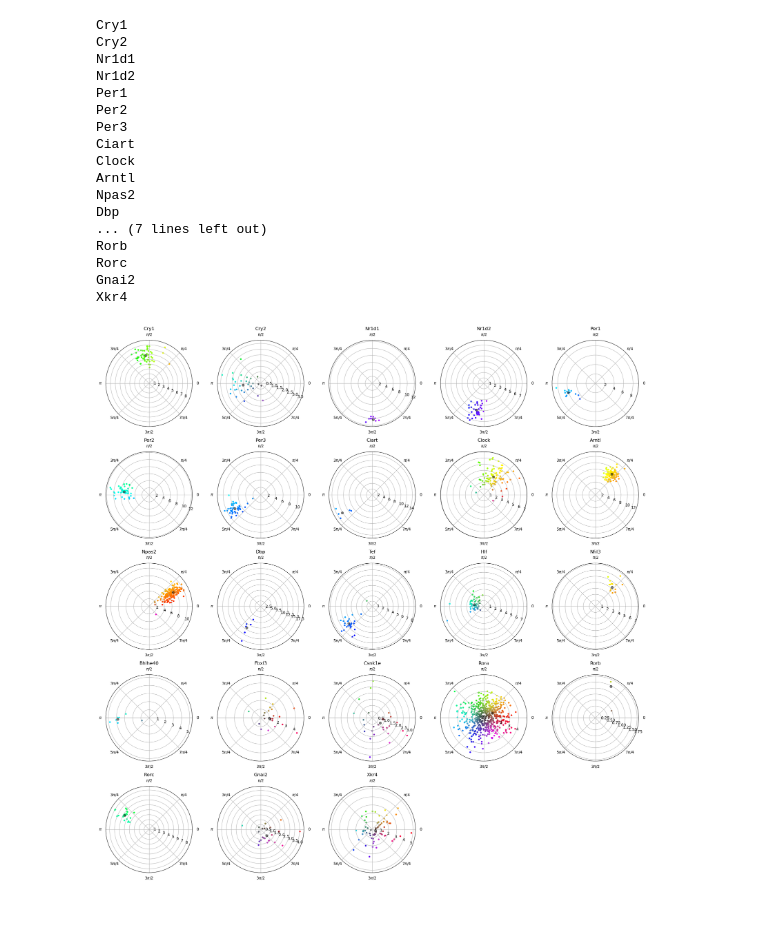
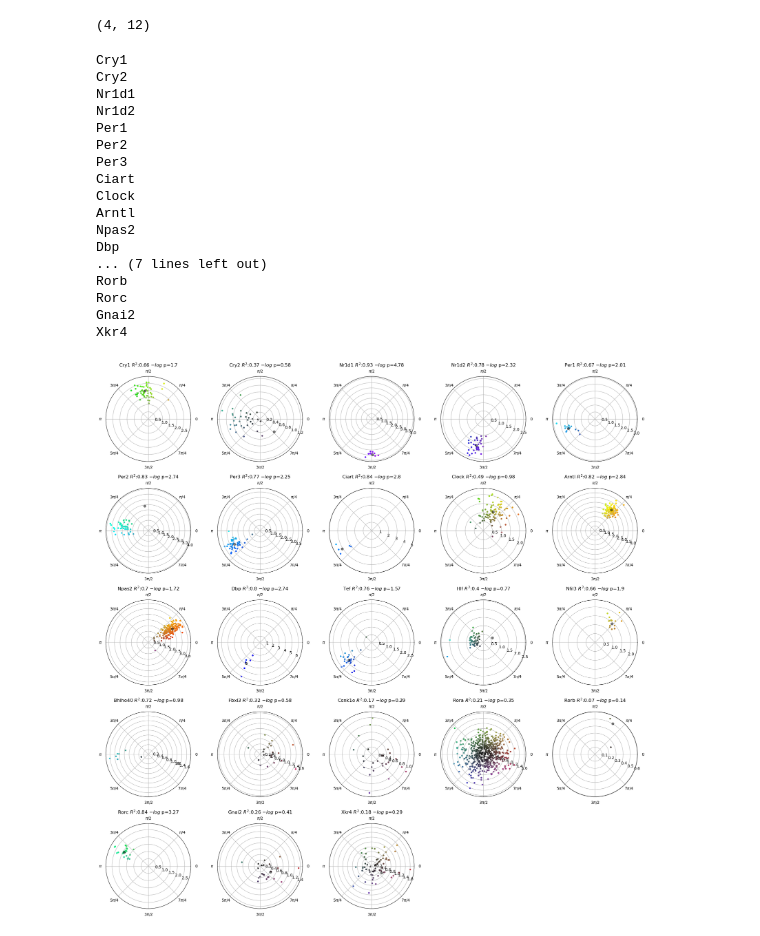
Before and after one commit to jmbreda/PROseq, a Jupyter notebook: notebooks/Waves.ipynb, the cells around one changed output. Drawn from its saved outputs; the diff is of its cells as text; code cells hidden in the pictures.

```diff
--- a/notebooks/Waves.ipynb
+++ b/notebooks/Waves.ipynb
@@ -22,6 +23,16 @@ def hsv_to_rgb( h:scalar, s:scalar, v:scalar) -> tuple:
         if i==4: return (t, w, v)
         if i==5: return (v, w, q)
     else: return (v, v, v)
+# %%
+y = np.random.uniform(0,1,[4,12])
+Ts = 4
+T = 24
+N = y.shape[1]
+
+t = np.linspace(0.0, (N-1) * Ts, N)
+x_fft = np.fft.fft(y)
+# %% [output]
+(4, 12)
 # %%
 data_folder='../results/binned_norm_counts/'
 Samples = [f'PRO_SEQ_CT{4*i:02d}_S{i+1}_R1_001' for i in range(12)]
@@ -83,14 +94,31 @@ for g, gene in enumerate(Genes):
     alpha = 0.8*(w/np.max(w)) + .1
 
     # fourier transform
-    for n in range(1,2):
-        f_n = np.sum(X*np.exp(-1j*2*n*np.pi*T/24),1)
-        a_n = np.abs(f_n)
-        phi_n = np.angle(f_n)
+    n = 1
+    N = len(T)
+    P = 24
+    f_n = np.sum(X*np.exp(-1j*2*n*np.pi*T/P),1)
+    a_n = 4/N * np.abs(f_n) # *4 ??
+    #phi_n = np.angle(f_n)
+    phi_n = np.arctan2(np.imag(f_n),np.real(f_n)) # ?? -im/re ??
+    mu_n = 1/N * np.sum(X,1)
 
-        f_m = np.sum(f_n*w)
-        a = np.abs(f_m)
-        phi = np.angle(f_m)
+    # averaeg per gene
+    #f_m = np.sum(f_n*w)
+    a = np.sum(a_n*w)
+    phi = np.sum(phi_n*w)
+    #phi = np.arctan2(np.imag(f_m),np.real(f_m))
+    #mu = 1/N * np.sum(mu_n*w)
+
+    #compute the residuals and statistics of the fit (pval)
+    x_hat = mu_n[:,None] + 0.5 * a_n[:,None] * np.cos(2 * np.pi / P * T[None,:] + phi_n[:,None])
+    res = X - x_hat
+    sig2_1 = np.var(res,1)
+    sig2 = np.var(X,1)
+    R2 = 1 - sig2_1 / sig2
+    p = 3
+    pval = 1 - beta.cdf(R2, (p - 1) / 2, (N - p) / 2)
+    phi_n[phi_n<0] += np.pi * 2
 
     # get color
     color = len(phi_n)*[(0,0,0)]
@@ -104,32 +132,32 @@ for g, gene in enumerate(Genes):
     # plot in polar coordinates
     ax = fig.add_subplot(n_row,n_col,g+1,projection='polar')
     ax.scatter(phi_n,a_n,s=10,marker='o',c=color)
     ax.plot(phi,a,'o',color='k',alpha=0.5)
     ax.set_rmax(1.1*np.max(a_n))
     ax.set_rlabel_position(-22.5)  # get radial labels away from plotted line
     ax.set_xticks(np.arange(0,2*np.pi,np.pi/4))
     ax.set_xticklabels([r'0',r'$\pi/4$',r'$\pi/2$',r'$3\pi/4$',r'$\pi$',r'$5\pi/4$',r'$3\pi/2$',r'$7\pi/4$'])
     ax.grid(True)
-    ax.set_title(gene)
+    ax.set_title(fr"{gene} $R^2$:{np.round(np.mean(R2),2)} $-log$ p={np.round(-np.log10(np.mean(pval)),2)}")
 
 plt.tight_layout()
 plt.savefig('../results/fig/gene_phase_amp.pdf')
 # %% [output]
 Cry1
 Cry2
 Nr1d1
 Nr1d2
 Per1
 Per2
 Per3
 Ciart
 Clock
 Arntl
 Npas2
 Dbp
 ... (7 lines left out)
 Rorb
 Rorc
 Gnai2
 Xkr4
-[figure, old version]
+[figure, new version]
```
Also changed, not shown: parts of 7 cells of this notebook.
